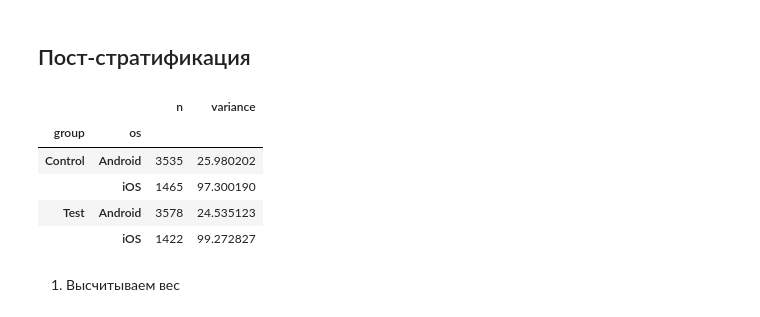
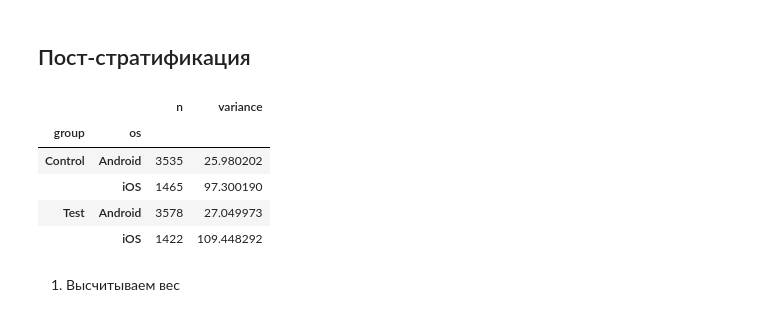
Before and after one commit to anbaluxe/my_colab_learning, a Jupyter notebook: Стратифицированная_рандомизация.ipynb, the cells around one changed output. Saved outputs shown, nothing was run; the diff lists cells and outputs as text; code cells hidden in the pictures.

```diff
--- a/Стратифицированная_рандомизация.ipynb
+++ b/Стратифицированная_рандомизация.ipynb
@@ -215,22 +215,22 @@ comparison
 ## Пост-стратификация
 # %%
 post_df = (
-    df_unstrat.groupby(['group', 'os'])['rpu']
+    df_unstrat.groupby(['group', 'os'])['rpu_test']
       .agg(['count', 'var'])
       .rename(columns={
           'count': 'n',
           'var': 'variance'
       })
 )
 
 post_df
 # %% [output]
 |  |  | n | variance |
 | group | os |  |  |
 | Control | Android | 3535 | 25.980202 |
 |  | iOS | 1465 | 97.300190 |
-| Test | Android | 3578 | 24.535123 |
-|  | iOS | 1422 | 99.272827 |
+| Test | Android | 3578 | 27.049973 |
+|  | iOS | 1422 | 109.448292 |
 # %% [markdown]
 1. Высчитываем вес
 # %%
```
Also changed, not shown: parts of 7 cells of this notebook.
